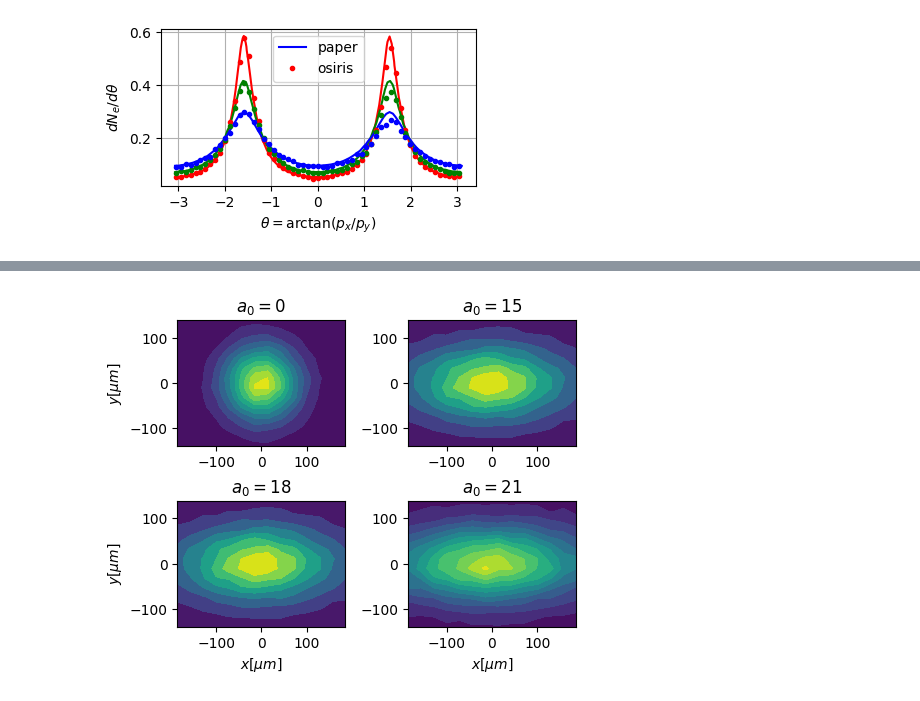
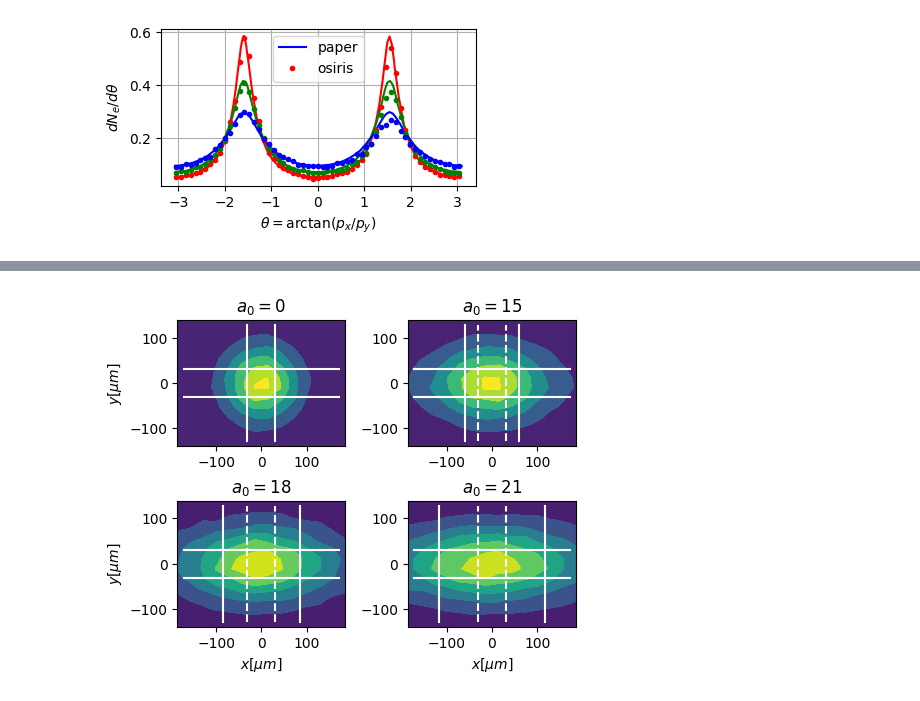
Before and after one commit to RePlasma/2007.02841, a Jupyter notebook: 2007.02841.ipynb, the cells around one changed output, grey strips where cells are left out. Cells and saved outputs as stored; diff of their text form; code cells hidden in the pictures.

```diff
--- a/2007.02841.ipynb
+++ b/2007.02841.ipynb
@@ -356,6 +358,6 @@ $$x' = d~\arctan(p_x/p_z), y' = d~\arctan(p_y/p_z) $$
 # %%
 d = 0.1 #[m]
-nlevels = 10
+nlevels = 5
 
 nbins = 15
 xedges = np.linspace(-200,+200,nbins)
@@ -372,9 +374,44 @@ p3dist = np.array(filef['p3'])
 qdist = np.array(filef['q'])*-1
 xp = d * np.arctan(p2dist/p1dist) *1e6 #[\mu m]
 yp = d * np.arctan(p3dist/p1dist) *1e6 #[\mu m]
-H, xedges, yedges = np.histogram2d(xp, yp, bins=(xedges, yedges))
+H, xedges, yedges = np.histogram2d(xp, yp, weights=qdist, bins=(xedges, yedges))
 H = H.T
-axes[0,0].contourf(H, levels=nlevels, origin='lower', extent=[xedges[0], xedges[-1], yedges[0], yedges[-1]])
+Hmax = np.max(H)
+axes[0,0].contourf(H, levels=nlevels, origin='lower', extent=[xedges[0], xedges[-1], yedges[0], yedges[-1]], vmin=0, vmax=Hmax)
+#
+sigx = sqrt(np.sum(xp**2 * qdist)/np.sum(qdist))
+sigy = sqrt(np.sum(yp**2 * qdist)/np.sum(qdist))
+sigx0 = sigx
+sigy0 = sigy
+axes[0,0].plot(xedges[1:-1]*0 + sigx/2, yedges[1:-1], 'w-')
+axes[0,0].plot(xedges[1:-1]*0 - sigx/2, yedges[1:-1], 'w-')
+axes[0,0].plot(xedges[1:-1], yedges[1:-1]*0 + sigy/2, 'w-')
+axes[0,0].plot(xedges[1:-1], yedges[1:-1]*0 - sigy/2, 'w-')
+
+files = glob.glob('simulations/PWa15/MS/RAW/electrons/*.h5')
+files.sort()
+filef = h5py.File(files[-1], 'r')
+p1dist = np.array(filef['p1'])
+p2dist = np.array(filef['p2'])
+p3dist = np.array(filef['p3'])
+qdist = np.array(filef['q'])*-1
+xp = d * np.arctan(p2dist/p1dist) *1e6 #[\mu m]
+yp = d * np.arctan(p3dist/p1dist) *1e6 #[\mu m]
+H, xedges, yedges = np.histogram2d(xp, yp, weights=qdist, bins=(xedges, yedges))
+H = H.T
+Hmax = np.max(H)
+axes[0,1].contourf(H, levels=nlevels, origin='lower', extent=[xedges[0], xedges[-1], yedges[0], yedges[-1]], vmin=0, vmax=Hmax)
+#
+sigx = sqrt(np.sum(xp**2 * qdist)/np.sum(qdist))
+sigy = sqrt(np.sum(yp**2 * qdist)/np.sum(qdist))
+axes[0,1].plot(xedges[1:-1]*0 + sigx/2, yedges[1:-1], 'w-')
+axes[0,1].plot(xedges[1:-1]*0 - sigx/2, yedges[1:-1], 'w-')
+axes[0,1].plot(xedges[1:-1], yedges[1:-1]*0 + sigy/2, 'w-')
+axes[0,1].plot(xedges[1:-1], yedges[1:-1]*0 - sigy/2, 'w-')
+axes[0,1].plot(xedges[1:-1], yedges[1:-1]*0 + sigy0/2, 'w--')
+axes[0,1].plot(xedges[1:-1], yedges[1:-1]*0 - sigy0/2, 'w--')
+axes[0,1].plot(xedges[1:-1]*0 + sigx0/2, yedges[1:-1], 'w--')
+axes[0,1].plot(xedges[1:-1]*0 - sigx0/2, yedges[1:-1], 'w--')
 
 files = glob.glob('simulations/PWa18/MS/RAW/electrons/*.h5')
 files.sort()
@@ -385,22 +422,21 @@ p3dist = np.array(filef['p3'])
 qdist = np.array(filef['q'])*-1
 xp = d * np.arctan(p2dist/p1dist) *1e6 #[\mu m]
 yp = d * np.arctan(p3dist/p1dist) *1e6 #[\mu m]
-H, xedges, yedges = np.histogram2d(xp, yp, bins=(xedges, yedges))
+H, xedges, yedges = np.histogram2d(xp, yp, weights=qdist, bins=(xedges, yedges))
 H = H.T
-axes[0,1].contourf(H, levels=nlevels, origin='lower', extent=[xedges[0], xedges[-1], yedges[0], yedges[-1]])
-
-files = glob.glob('simulations/PWa18/MS/RAW/electrons/*.h5')
-files.sort()
-filef = h5py.File(files[-1], 'r')
-p1dist = np.array(filef['p1'])
-p2dist = np.array(filef['p2'])
-p3dist = np.array(filef['p3'])
-qdist = np.array(filef['q'])*-1
-xp = d * np.arctan(p2dist/p1dist) *1e6 #[\mu m]
-yp = d * np.arctan(p3dist/p1dist) *1e6 #[\mu m]
-H, xedges, yedges = np.histogram2d(xp, yp, bins=(xedges, yedges))
-H = H.T
-axes[1,0].contourf(H, levels=nlevels, origin='lower', extent=[xedges[0], xedges[-1], yedges[0], yedges[-1]])
+Hmax = np.max(H)
+axes[1,0].contourf(H, levels=nlevels, origin='lower', extent=[xedges[0], xedges[-1], yedges[0], yedges[-1]], vmin=0, vmax=Hmax)
+#
+sigx = sqrt(np.sum(xp**2 * qdist)/np.sum(qdist))
+sigy = sqrt(np.sum(yp**2 * qdist)/np.sum(qdist))
+axes[1,0].plot(xedges[1:-1]*0 + sigx/2, yedges[1:-1], 'w-')
+axes[1,0].plot(xedges[1:-1]*0 - sigx/2, yedges[1:-1], 'w-')
+axes[1,0].plot(xedges[1:-1], yedges[1:-1]*0 + sigy/2, 'w-')
+axes[1,0].plot(xedges[1:-1], yedges[1:-1]*0 - sigy/2, 'w-')
+axes[1,0].plot(xedges[1:-1], yedges[1:-1]*0 + sigy0/2, 'w--')
+axes[1,0].plot(xedges[1:-1], yedges[1:-1]*0 - sigy0/2, 'w--')
+axes[1,0].plot(xedges[1:-1]*0 + sigx0/2, yedges[1:-1], 'w--')
+axes[1,0].plot(xedges[1:-1]*0 - sigx0/2, yedges[1:-1], 'w--')
 
 files = glob.glob('simulations/PWa21/MS/RAW/electrons/*.h5')
 files.sort()
@@ -411,41 +447,52 @@ p3dist = np.array(filef['p3'])
 qdist = np.array(filef['q'])*-1
 xp = d * np.arctan(p2dist/p1dist) *1e6 #[\mu m]
 yp = d * np.arctan(p3dist/p1dist) *1e6 #[\mu m]
-H, xedges, yedges = np.histogram2d(xp, yp, bins=(xedges, yedges))
+H, xedges, yedges = np.histogram2d(xp, yp, weights=qdist, bins=(xedges, yedges))
 H = H.T
-axes[1,1].contourf(H, levels=nlevels, origin='lower', extent=[xedges[0], xedges[-1], yedges[0], yedges[-1]])
-
+Hmax = np.max(H)
+axes[1,1].contourf(H, levels=nlevels, origin='lower', extent=[xedges[0], xedges[-1], yedges[0], yedges[-1]], vmin=0, vmax=Hmax)
+#
+sigx = sqrt(np.sum(xp**2 * qdist)/np.sum(qdist))
+sigy = sqrt(np.sum(yp**2 * qdist)/np.sum(qdist))
+axes[1,1].plot(xedges[1:-1]*0 + sigx/2, yedges[1:-1], 'w-')
+axes[1,1].plot(xedges[1:-1]*0 - sigx/2, yedges[1:-1], 'w-')
+axes[1,1].plot(xedges[1:-1], yedges[1:-1]*0 + sigy/2, 'w-')
+axes[1,1].plot(xedges[1:-1], yedges[1:-1]*0 - sigy/2, 'w-')
+axes[1,1].plot(xedges[1:-1], yedges[1:-1]*0 + sigy0/2, 'w--')
+axes[1,1].plot(xedges[1:-1], yedges[1:-1]*0 - sigy0/2, 'w--')
+axes[1,1].plot(xedges[1:-1]*0 + sigx0/2, yedges[1:-1], 'w--')
+axes[1,1].plot(xedges[1:-1]*0 - sigx0/2, yedges[1:-1], 'w--')
 
 aspratio = 3/4
 xmin, xmax = axes[0,0].get_xlim()
 ymin, ymax = axes[0,0].get_ylim()
 axesratio = (ymax-ymin)/(xmax-xmin)
 axes[0,0].set_aspect(aspect=aspratio/axesratio)
 xmin, xmax = axes[0,1].get_xlim()
 ymin, ymax = axes[0,1].get_ylim()
 axesratio = (ymax-ymin)/(xmax-xmin)
 axes[0,1].set_aspect(aspect=aspratio/axesratio)
 xmin, xmax = axes[1,0].get_xlim()
 ymin, ymax = axes[1,0].get_ylim()
 axesratio = (ymax-ymin)/(xmax-xmin)
 axes[1,0].set_aspect(aspect=aspratio/axesratio)
 xmin, xmax = axes[1,1].get_xlim()
 ymin, ymax = axes[1,1].get_ylim()
 axesratio = (ymax-ymin)/(xmax-xmin)
 axes[1,1].set_aspect(aspect=aspratio/axesratio)
 
 axes[1,0].set_xlabel(r'$x[\mu m]$')
 axes[1,1].set_xlabel(r'$x[\mu m]$')
 axes[0,0].set_ylabel(r'$y[\mu m]$')
 axes[1,0].set_ylabel(r'$y[\mu m]$')
 
 axes[0,0].set_title(r'$a_0=0$')
 axes[0,1].set_title(r'$a_0=15$')
 axes[1,0].set_title(r'$a_0=18$')
 axes[1,1].set_title(r'$a_0=21$')
 
 plt.tight_layout()
-plt.savefig('fig3.pdf', transparent=True)
+#plt.savefig('fig3.pdf', transparent=True)
 plt.show()
 # %% [output]
-[figure, old version]
+[figure, new version]
```
Also changed, not shown: parts of 1 cell of this notebook.
